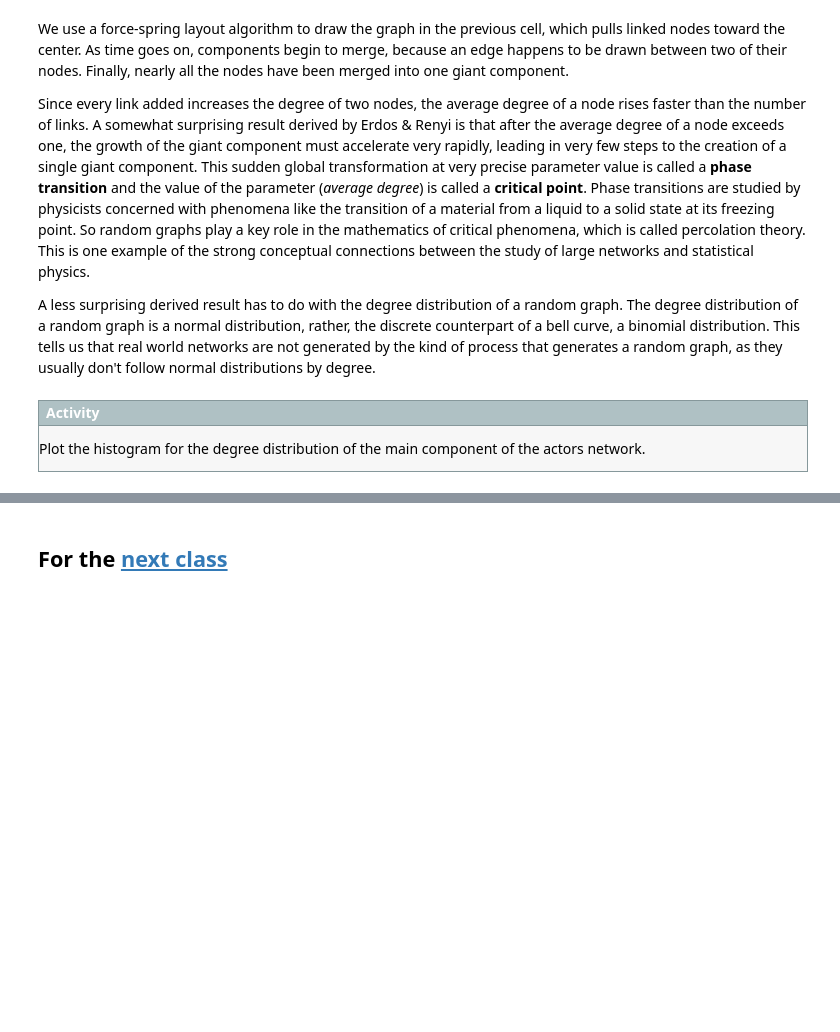
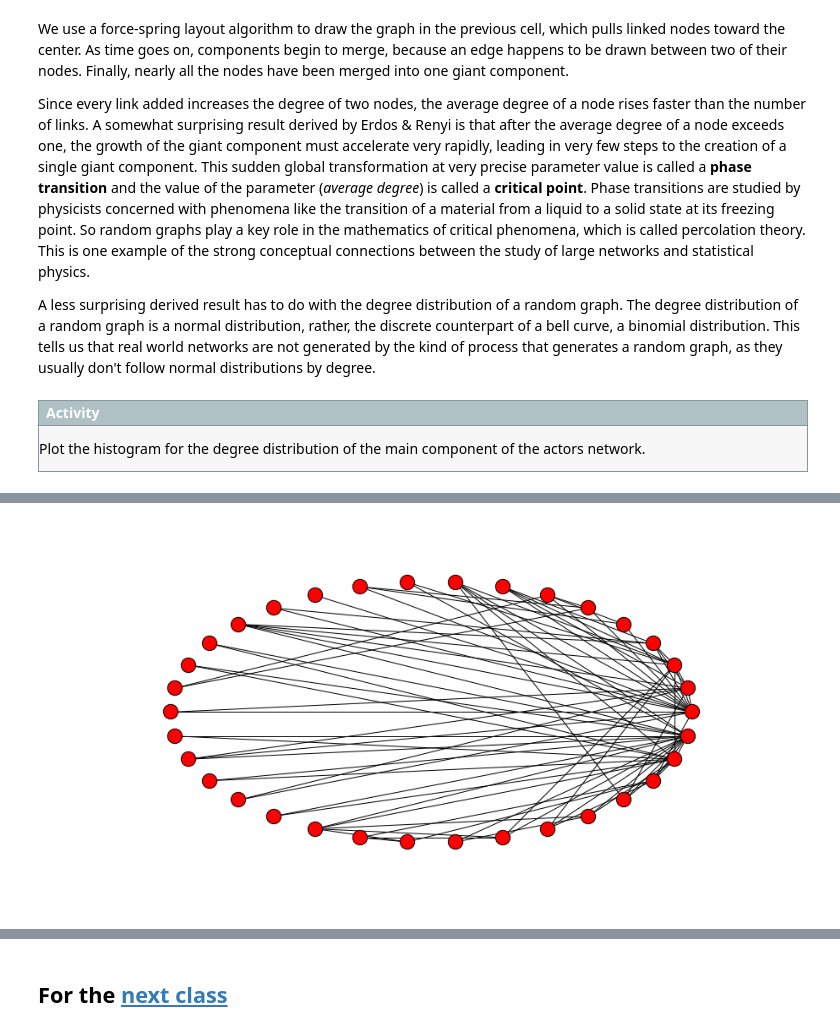
Before and after one commit to versae/DH2304, a Jupyter notebook: class19.ipynb, the cells around one changed output, grey strips where cells are left out. Cells and saved outputs as stored; diff of their text form; code cells hidden in the pictures; blank space fills up the shorter version.

```diff
--- a/class19.ipynb
+++ b/class19.ipynb
@@ -131,0 +157,5 @@ Plot the histogram for the degree distribution of the main component of the acto
+# %%
+karate = nx.karate_club_graph()
+nx.draw_circular(karate)
+# %% [output]
+[figure, added]
```
Also changed, not shown: parts of 15 cells of this notebook.
